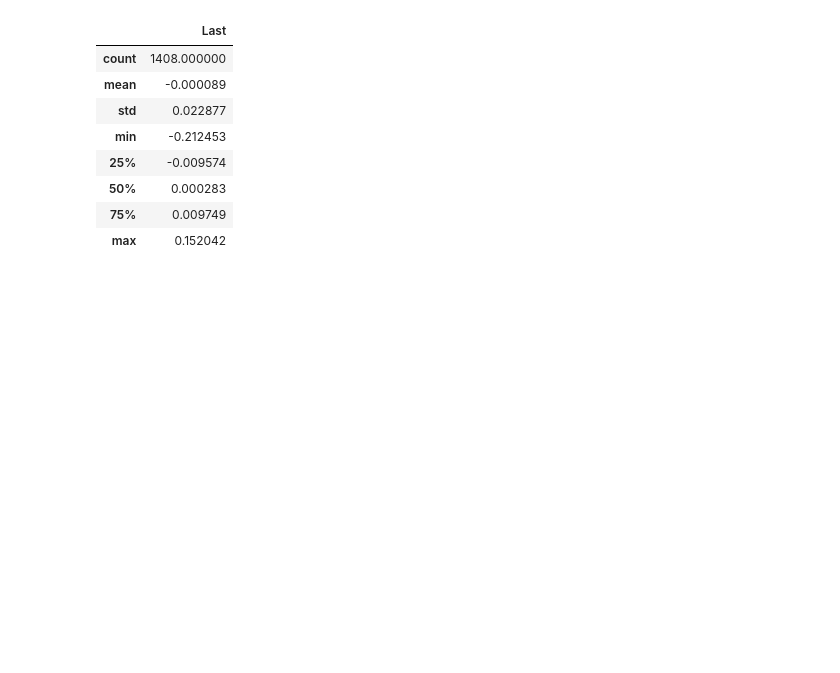
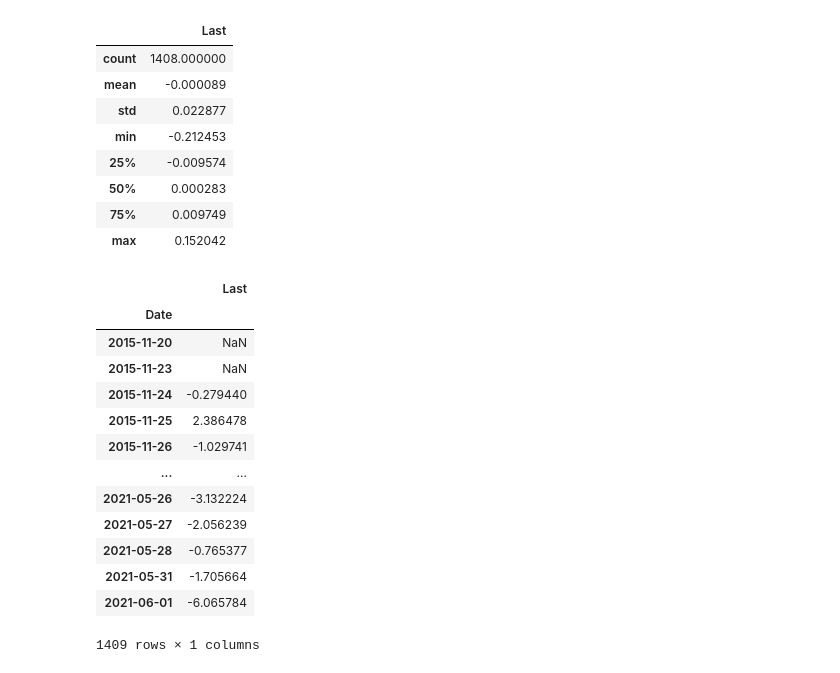
Before and after one commit to KevinArielM/Finances, a Jupyter notebook: Introducción a Machine Learning III.ipynb, the cells around one changed output. Saved outputs shown, nothing was run; the diff lists cells and outputs as text; code cells hidden in the pictures; blank space fills up the shorter version.

```diff
--- a/Introducción a Machine Learning III.ipynb
+++ b/Introducción a Machine Learning III.ipynb
@@ -171,3 +171,20 @@ variaciones_diarias.describe() #estadística descriptiva
 | 50% | 0.000283 |
 | 75% | 0.009749 |
 | max | 0.152042 |
+# %%
+variaciones_diarias.pct_change(periods=1) #variaciones por periodo
+# %% [output]
+|  | Last |
+| Date |  |
+| 2015-11-20 | NaN |
+| 2015-11-23 | NaN |
+| 2015-11-24 | -0.279440 |
+| 2015-11-25 | 2.386478 |
+| 2015-11-26 | -1.029741 |
+| ... | ... |
+| 2021-05-26 | -3.132224 |
+| 2021-05-27 | -2.056239 |
+| 2021-05-28 | -0.765377 |
+| 2021-05-31 | -1.705664 |
+| 2021-06-01 | -6.065784 |
+1409 rows × 1 columns
```
Also changed, not shown: parts of 6 cells of this notebook.
